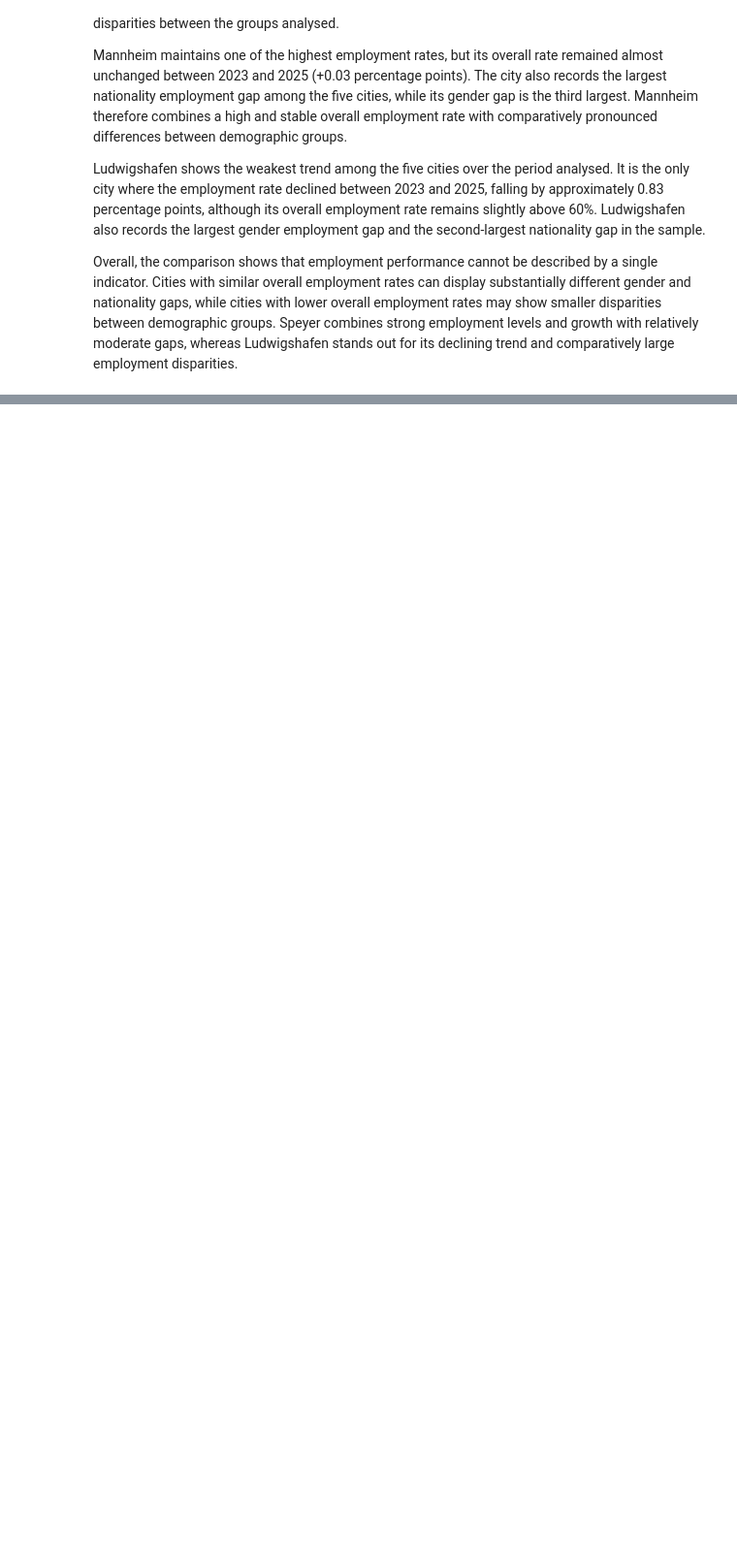
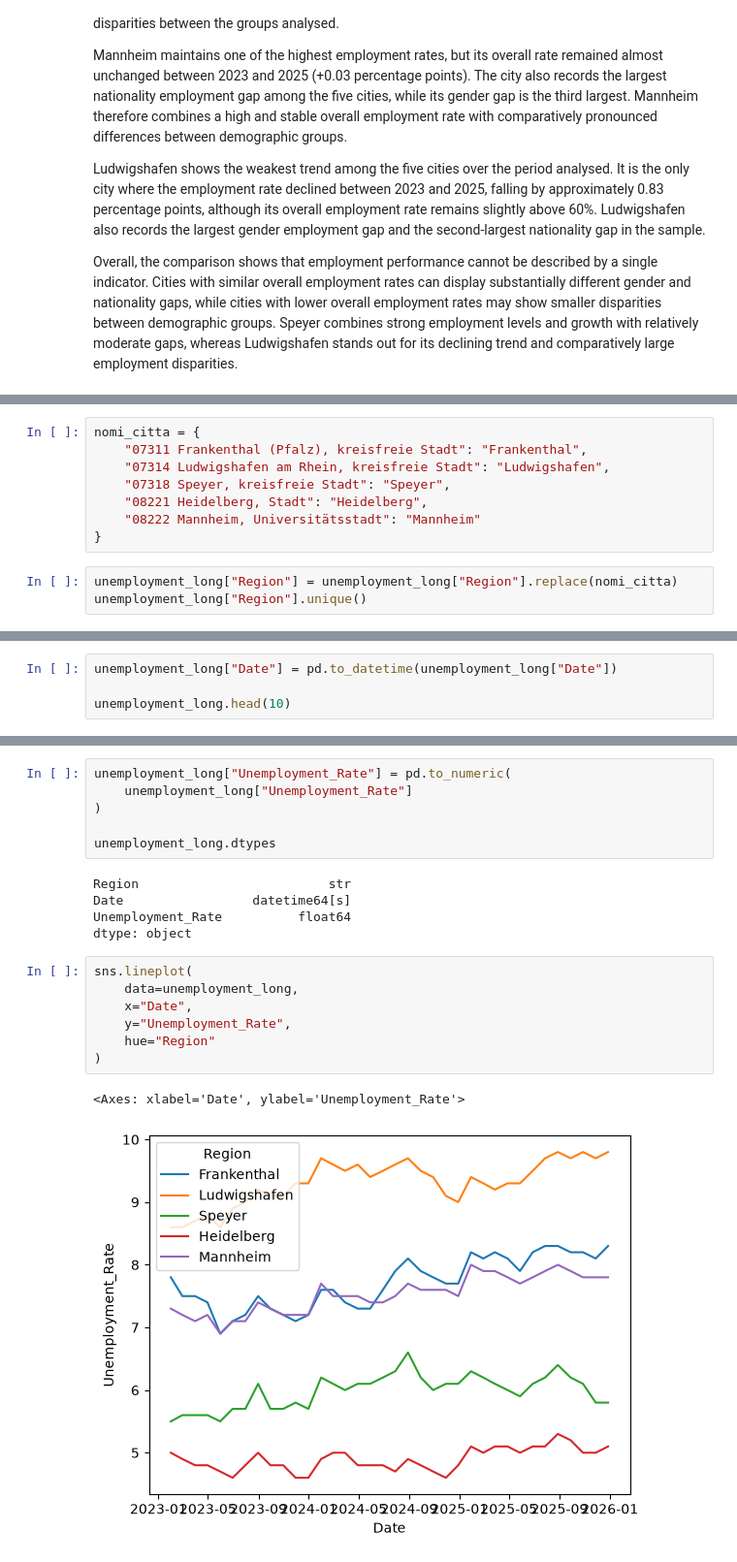
Before and after one commit to Etnakid/rhein-neckar-labour-market, a Jupyter notebook: notebooks/01_data_inspection.ipynb, the cells around one changed output, grey strips where cells are left out. Shown at 97% size. Drawn from its saved outputs; the diff is of its cells as text; blank space fills up the shorter version.

Commit message:
Add unemployment trend and seasonality analysis

```diff
--- a/notebooks/01_data_inspection.ipynb
+++ b/notebooks/01_data_inspection.ipynb
@@ -1265,0 +1421,11 @@ Overall, the comparison shows that employment performance cannot be described by
+# %%
+nomi_citta = {
+    "07311 Frankenthal (Pfalz), kreisfreie Stadt": "Frankenthal",
+    "07314 Ludwigshafen am Rhein, kreisfreie Stadt": "Ludwigshafen",
+    "07318 Speyer, kreisfreie Stadt": "Speyer",
+    "08221 Heidelberg, Stadt": "Heidelberg",
+    "08222 Mannheim, Universitätsstadt": "Mannheim"
+}
+# %%
+unemployment_long["Region"] = unemployment_long["Region"].replace(nomi_citta)
+unemployment_long["Region"].unique()
@@ -1265,0 +1436,4 @@ Overall, the comparison shows that employment performance cannot be described by
+# %%
+unemployment_long["Date"] = pd.to_datetime(unemployment_long["Date"])
+
+unemployment_long.head(10)
@@ -1265,0 +1459,21 @@ Overall, the comparison shows that employment performance cannot be described by
+# %%
+unemployment_long["Unemployment_Rate"] = pd.to_numeric(
+    unemployment_long["Unemployment_Rate"]
+)
+
+unemployment_long.dtypes
+# %% [output]
+Region                         str
+Date                 datetime64[s]
+Unemployment_Rate          float64
+dtype: object
+# %%
+sns.lineplot(
+    data=unemployment_long,
+    x="Date",
+    y="Unemployment_Rate",
+    hue="Region"
+)
+# %% [output]
+<Axes: xlabel='Date', ylabel='Unemployment_Rate'>
+[figure, added]
```
Also changed, not shown: parts of 30 cells of this notebook, 1 other file.
